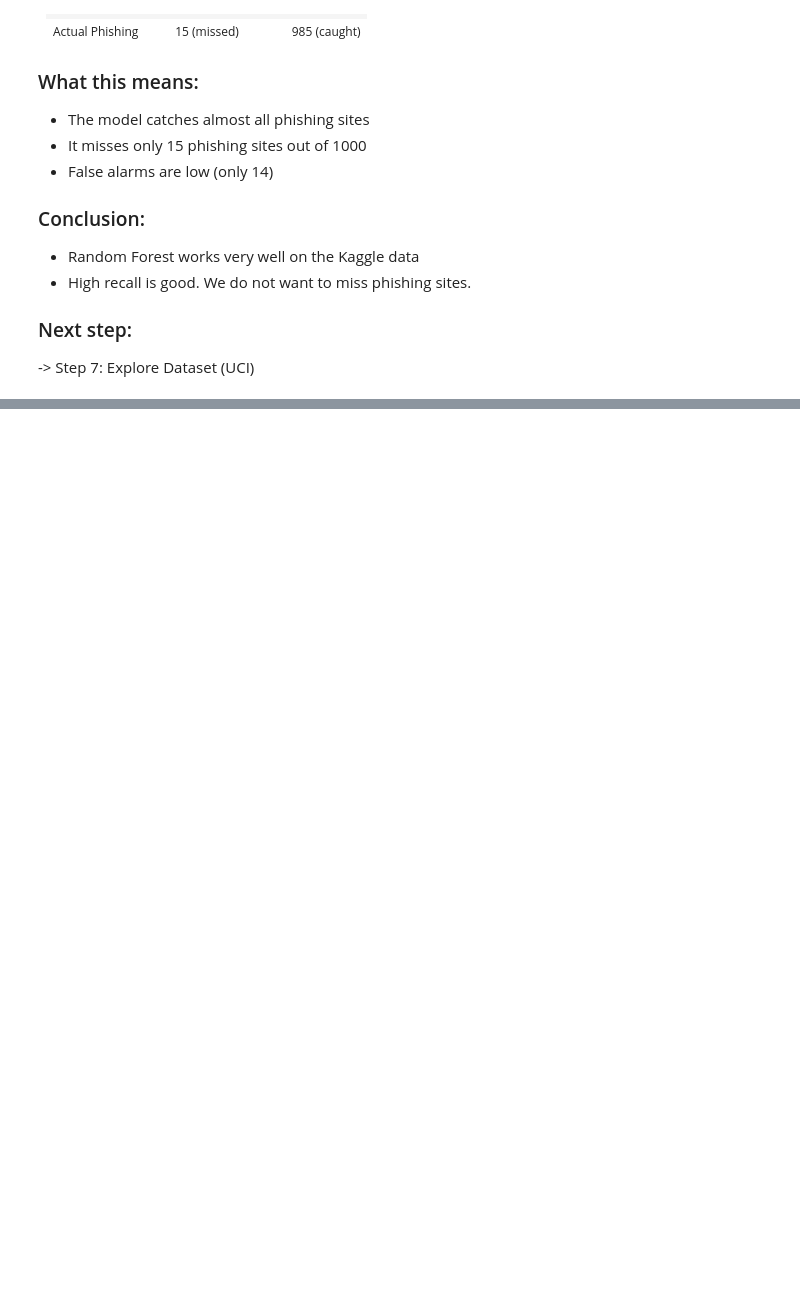
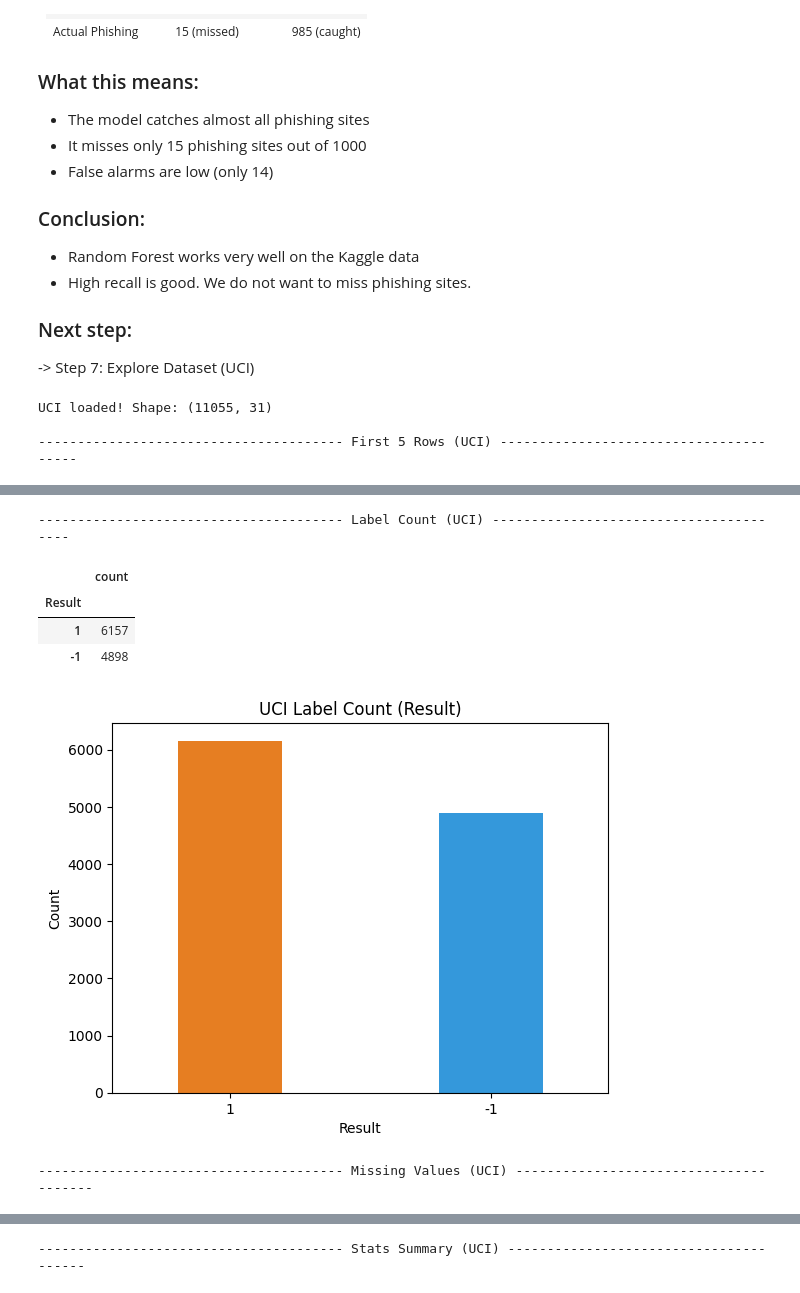
Before and after one commit to zhang-systems/phishing-detection, a Jupyter notebook: phishing.ipynb, the cells around one changed output, grey strips where cells are left out. Cells and saved outputs as stored; diff of their text form; code cells hidden in the pictures; blank space fills up the shorter version.

```diff
--- a/phishing.ipynb
+++ b/phishing.ipynb
@@ -446,3 +438,70 @@ weighted avg       0.99      0.99      0.99      2000
 
 ### Next step:
 -> Step 7: Explore Dataset (UCI)
+# %%
+# Step 7: Explore Dataset (UCI)
+# Goal: download UCI and look at it before cleaning.
+from ucimlrepo import fetch_ucirepo
+import pandas as pd
+import matplotlib.pyplot as plt
+
+# Format: numbers show 2 decimals, text stays the same
+def fmt(v):
+    return f"{v:.2f}" if isinstance(v, (int, float)) else v
+
+# Download UCI dataset (11,055 sites, 30 features)
+uci = fetch_ucirepo(id=327)
+df_uci = uci.data.features.copy()
+df_uci['Result'] = uci.data.targets.values.ravel()
+
+# Save raw data for next steps
+df_uci.to_csv('uci_raw.csv', index=False)
+print("UCI loaded! Shape:", df_uci.shape)   # rows, columns
+
+# === First 5 Rows ===
+# Transpose + split into 2 groups so it's not too long
+print("\n--------------------------------------- First 5 Rows (UCI) ---------------------------------------")
+head_T = df_uci.head().T.reset_index()
+head_T.columns = ['Feature', '0', '1', '2', '3', '4']
+n = 16
+groups = [head_T.iloc[i:i+n].reset_index(drop=True) for i in range(0, len(head_T), n)]
+head_wide = pd.concat(groups, axis=1).fillna('')
+display(head_wide.style.format(fmt).set_table_attributes('style="width:1000px"'))
+
+# === Label Count ===
+# UCI label is -1 and 1 (check .docx for which is phishing)
+print("\n--------------------------------------- Label Count (UCI) ---------------------------------------")
+label_df = df_uci['Result'].value_counts().to_frame()
+display(label_df.style.set_table_attributes('style="width:1000px"'))
+
+# Bar chart
+df_uci['Result'].value_counts().plot(
+    kind='bar',
+    color=['#e67e22', '#3498db'],
+    width=0.4,
+    title='UCI Label Count (Result)'
+)
+plt.ylabel('Count')
+plt.xticks(rotation=0)
+plt.show()
+
+# === Missing Values ===
+# Check all 31 columns. Split into 2 groups.
+print("\n--------------------------------------- Missing Values (UCI) ---------------------------------------")
+missing = df_uci.isnull().sum()
+n = 16
+mgroups = []
+for i in range(0, len(missing), n):
+    g = missing.iloc[i:i+n].reset_index()
+    g.columns = ['Feature', 'Missing']
+    mgroups.append(g.reset_index(drop=True))
+missing_wide = pd.concat(mgroups, axis=1).fillna('')
+display(missing_wide)
+
+# === Stats Summary ===
+print("\n--------------------------------------- Stats Summary (UCI) ---------------------------------------")
+display(df_uci.describe().round(2).T)
+# %% [output]
+UCI loaded! Shape: (11055, 31)
+
+--------------------------------------- First 5 Rows (UCI) ---------------------------------------
@@ -448,0 +525,7 @@ weighted avg       0.99      0.99      0.99      2000
+--------------------------------------- Label Count (UCI) ---------------------------------------
+|  | count |
+| Result |  |
+| 1 | 6157 |
+| -1 | 4898 |
+[figure, added]
+--------------------------------------- Missing Values (UCI) ---------------------------------------
@@ -448,0 +549 @@ weighted avg       0.99      0.99      0.99      2000
+--------------------------------------- Stats Summary (UCI) ---------------------------------------
```
Also changed, not shown: parts of 12 cells of this notebook, 2 other files.
